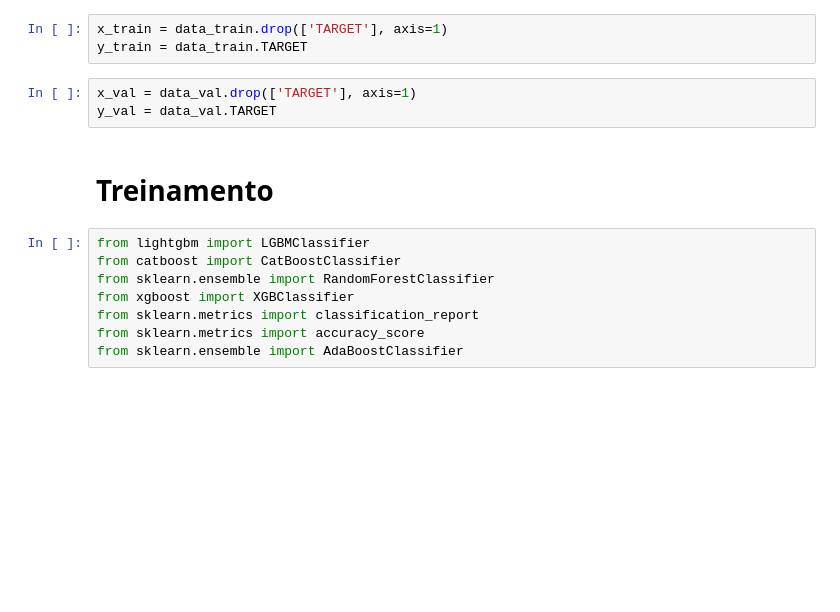
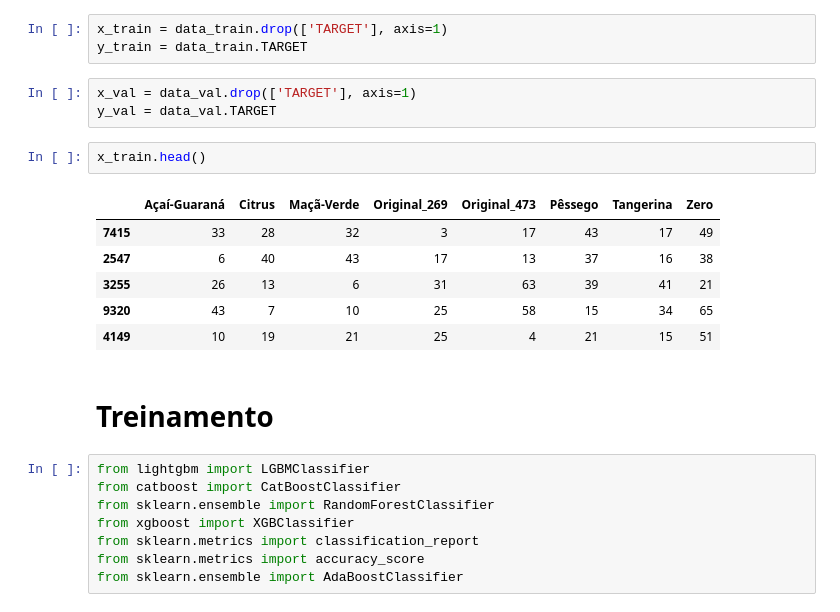
Before and after one commit to igorlpa/desafio-2-2020, a Jupyter notebook: Desafio 07/Desafio 07.ipynb, the cells around one changed output. Drawn from its saved outputs; the diff is of its cells as text; blank space fills up the shorter version.

```diff
--- a/Desafio 07/Desafio 07.ipynb
+++ b/Desafio 07/Desafio 07.ipynb
@@ -74,6 +74,15 @@ y_train = data_train.TARGET
 # %%
 x_val = data_val.drop(['TARGET'], axis=1)
 y_val = data_val.TARGET
+# %%
+x_train.head()
+# %% [output]
+|  | Açaí-Guaraná | Citrus | Maçã-Verde | Original_269 | Original_473 | Pêssego | Tangerina | Zero |
+| 7415 | 33 | 28 | 32 | 3 | 17 | 43 | 17 | 49 |
+| 2547 | 6 | 40 | 43 | 17 | 13 | 37 | 16 | 38 |
+| 3255 | 26 | 13 | 6 | 31 | 63 | 39 | 41 | 21 |
+| 9320 | 43 | 7 | 10 | 25 | 58 | 15 | 34 | 65 |
+| 4149 | 10 | 19 | 21 | 25 | 4 | 21 | 15 | 51 |
 # %% [markdown]
 # Treinamento
 # %%
```
Also changed, not shown: parts of 14 cells of this notebook, 8 other files.
